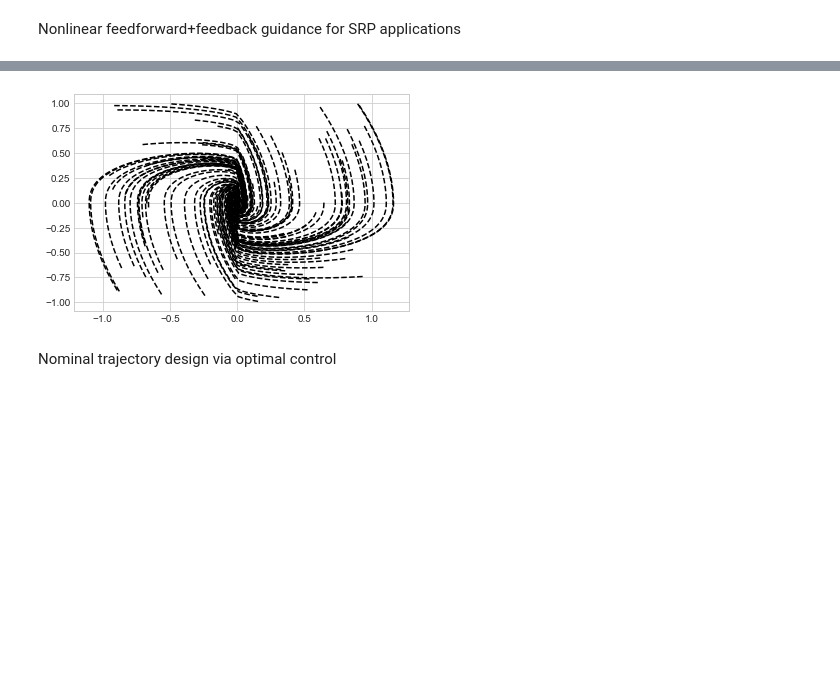
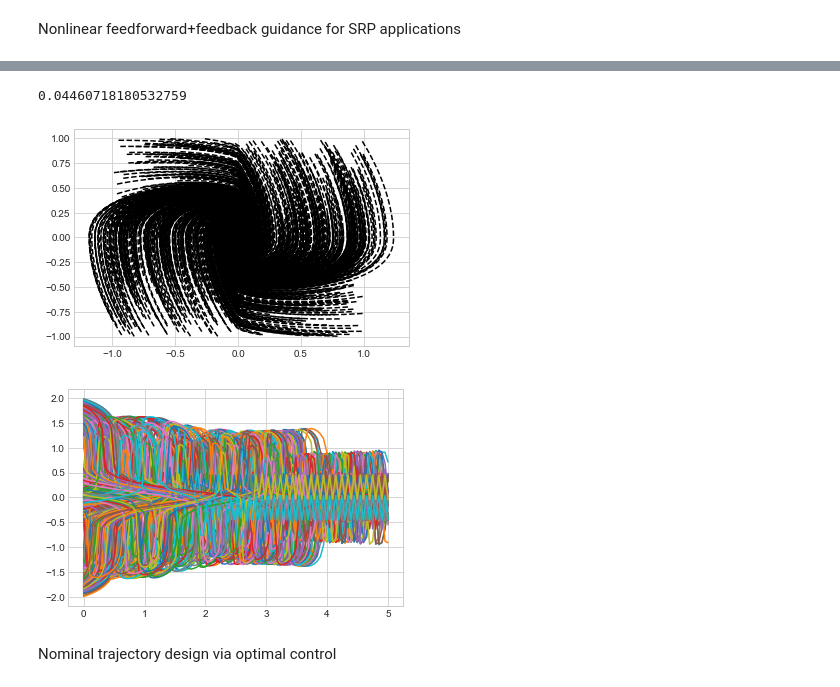
Before and after one commit to CDNoyes/EDL-Py, a Jupyter notebook: Feedback.ipynb, the cells around one changed output, grey strips where cells are left out. Drawn from its saved outputs; the diff is of its cells as text; code cells hidden in the pictures; blank space fills up the shorter version.

```diff
--- a/Feedback.ipynb
+++ b/Feedback.ipynb
@@ -12,0 +131,27 @@ from EntryGuidance.TrajPlot import TrajPlot
+# %%
+# reference "A Family of Global Stabilizers for Quasi-Optimal Control of Planar Linear Saturated Systems"
+def dyn(x, t, controller):
+    return x[1], controller(x)
+
+
+# def controller_fuel(x,): # Quasi-fuel optimal control
+
+def controller_time(x, k): # quasi time optimal
+    u = -k*(x[0] + (x[1])*np.max([np.abs(x[1])/(2*k),2/np.sqrt(k)*np.ones_like(x[1])], axis=0))
+    return np.clip(u, -1, 1)
+# %%
+N = 100
+x0 = -1 + 2*np.random.random((2, N))
+tf = 10
+t = np.linspace(0, tf, 100)
+k = 1
+x = RK4(dyn, x0, t, args=(lambda s: controller_time(s,k),))
+u = [controller_time(xi, k) for xi in x]
+print(np.max(x[-1]))
+
+plt.plot(x[:,0], x[:,1], 'k--')
+plt.figure()
+plt.plot(t, x[:,0])
+plt.figure()
+plt.plot(t, u)
+plt.show()
@@ -33,17 +183,23 @@ plt.show()
 # %%
-N = 100
+N = 1000
 x0 = -1 + 2*np.random.random((2, N))
 tf = 5
 t = np.linspace(0, tf, 100)
 alpha = 0.25
 x = RK4(dyn, x0, t, args=(alpha,))
+u = [controller(xi, alpha) for xi in x]
+print(np.max(x[-1]))
 
 plt.plot(x[:,0], x[:,1], 'k--')
 # plt.figure()
 # plt.plot(t, x)
+plt.figure()
+plt.plot(t, u)
 plt.show()
 # %% [output]
+0.04460718180532759
-[figure, old version]
+[figure, new version]
+[figure, added]
 # %% [markdown]
 Nominal trajectory design via optimal control
 # %%
```
Also changed, not shown: parts of 5 cells of this notebook.
